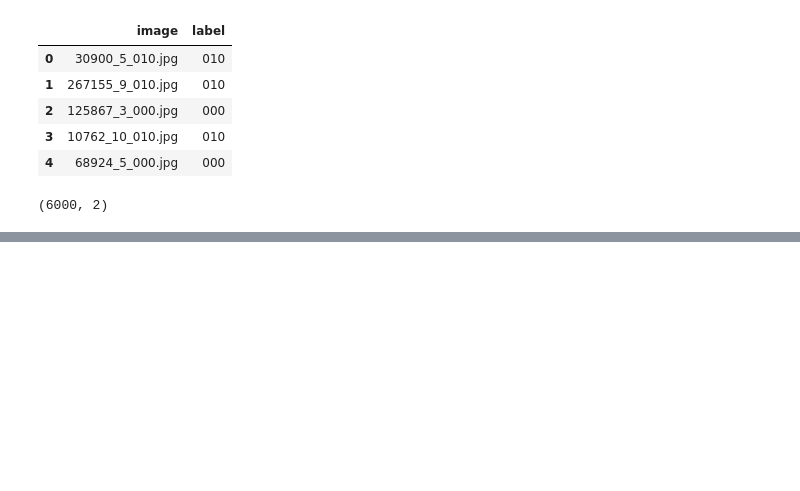
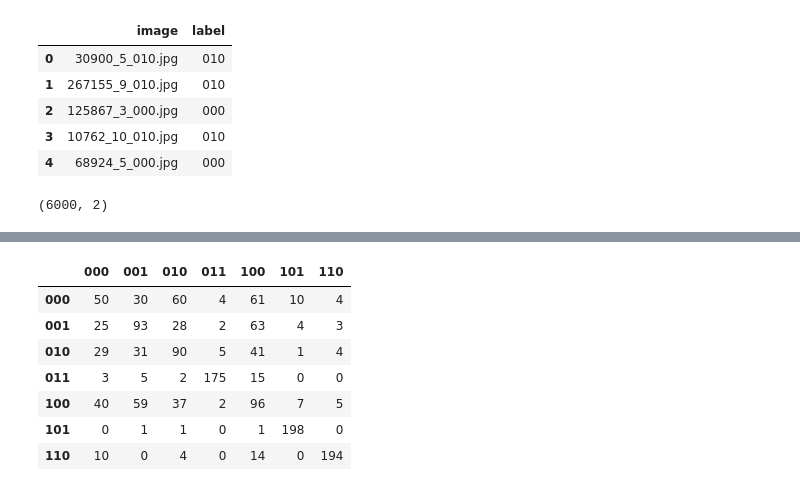
Before and after one commit to Fierce-Eagle/Test_ML_DBA, a Jupyter notebook: Test_Task_DBA.ipynb, the cells around one changed output, grey strips where cells are left out. Cells and saved outputs as stored; diff of their text form; code cells hidden in the pictures; blank space fills up the shorter version.

```diff
--- a/Test_Task_DBA.ipynb
+++ b/Test_Task_DBA.ipynb
@@ -104,0 +103,31 @@ y_pred_test = test_model(model=best_model, loader_test=test_loader, device=devic
+# %%
+import sklearn.metrics as metrics
+import numpy as np
+
+y_true_test = np.array(x_test['label'])
+
+y_predict_test = []
+for y_pred in y_pred_test:
+    y_predict_test.append(y_pred)
+Y_predict_test = np.array(y_predict_test).reshape(-1)
+
+# [000] - 0
+# [001] = 1
+# [010] = 2
+# [011] = 3
+# [100] = 4
+# [101] = 5
+# [110] = 6
+# [111] = нет данных
+result_total = metrics.f1_score(y_true_test, Y_predict_test, average='micro')
+class_results = metrics.f1_score(y_true_test, Y_predict_test, average=None)
+
+
+print("Оценка качества F1 (общая):", result_total)
+print("Оценка качества F1 (000):", class_results[0])
+print("Оценка качества F1 (001):", class_results[1])
+print("Оценка качества F1 (010):", class_results[2])
+print("Оценка качества F1 (011):", class_results[3])
+print("Оценка качества F1 (100):", class_results[4])
+print("Оценка качества F1 (101):", class_results[5])
+print("Оценка качества F1 (110):", class_results[6])
@@ -104,0 +143,17 @@ y_pred_test = test_model(model=best_model, loader_test=test_loader, device=devic
+# %%
+from sklearn.metrics import confusion_matrix
+
+conf_matrix_test = confusion_matrix(y_true_test, Y_predict_test)
+conf_matrix_labels_test = pd.DataFrame(conf_matrix_test,
+                                       columns = ['000', '001', '010', '011', '100', '101', '110'],
+                                       index = ['000', '001', '010', '011', '100', '101', '110'])
+conf_matrix_labels_test
+# %% [output]
+|  | 000 | 001 | 010 | 011 | 100 | 101 | 110 |
+| 000 | 50 | 30 | 60 | 4 | 61 | 10 | 4 |
+| 001 | 25 | 93 | 28 | 2 | 63 | 4 | 3 |
+| 010 | 29 | 31 | 90 | 5 | 41 | 1 | 4 |
+| 011 | 3 | 5 | 2 | 175 | 15 | 0 | 0 |
+| 100 | 40 | 59 | 37 | 2 | 96 | 7 | 5 |
+| 101 | 0 | 1 | 1 | 0 | 1 | 198 | 0 |
+| 110 | 10 | 0 | 4 | 0 | 14 | 0 | 194 |
```
Also changed, not shown: parts of 6 cells of this notebook, 3 other files.
